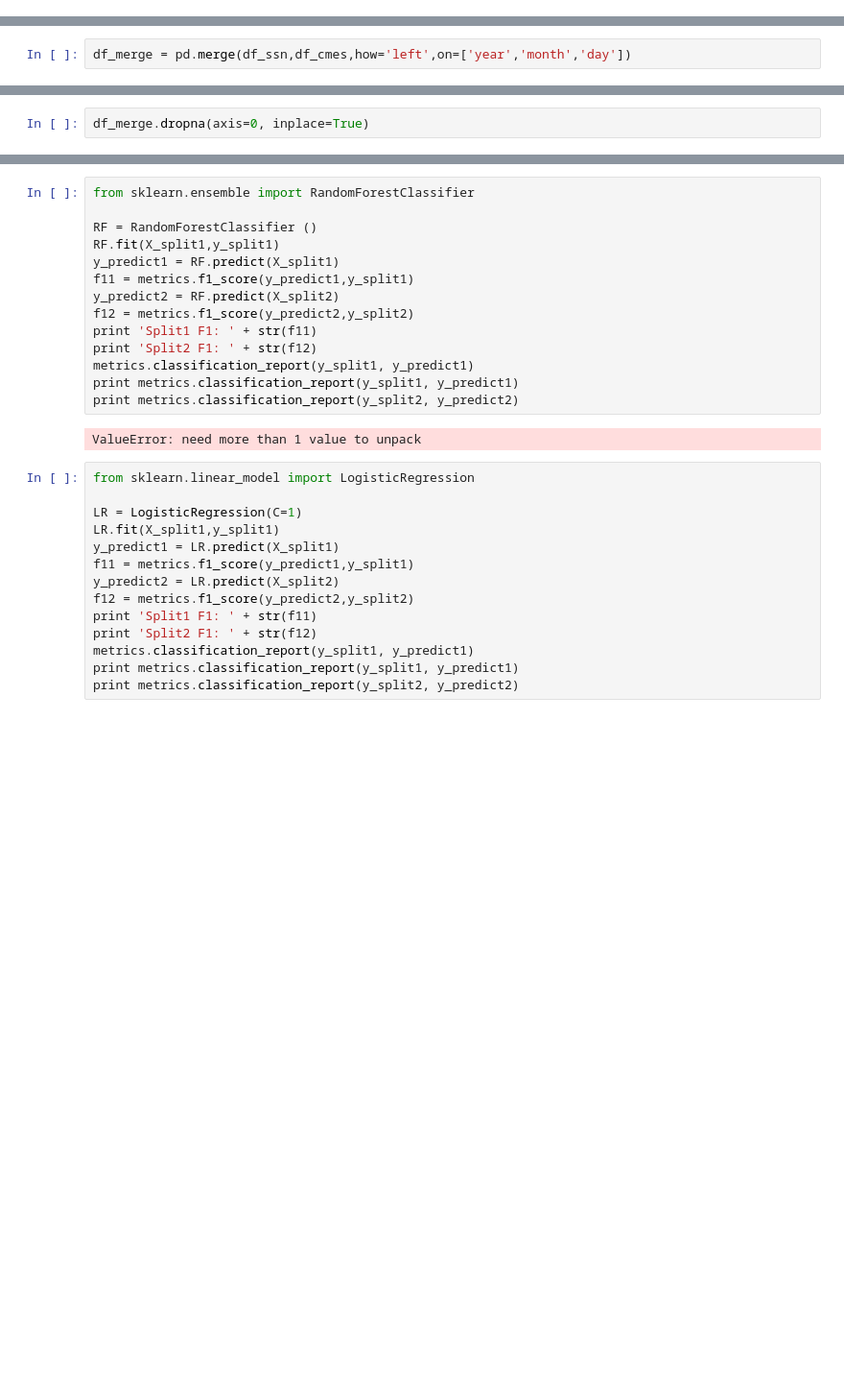
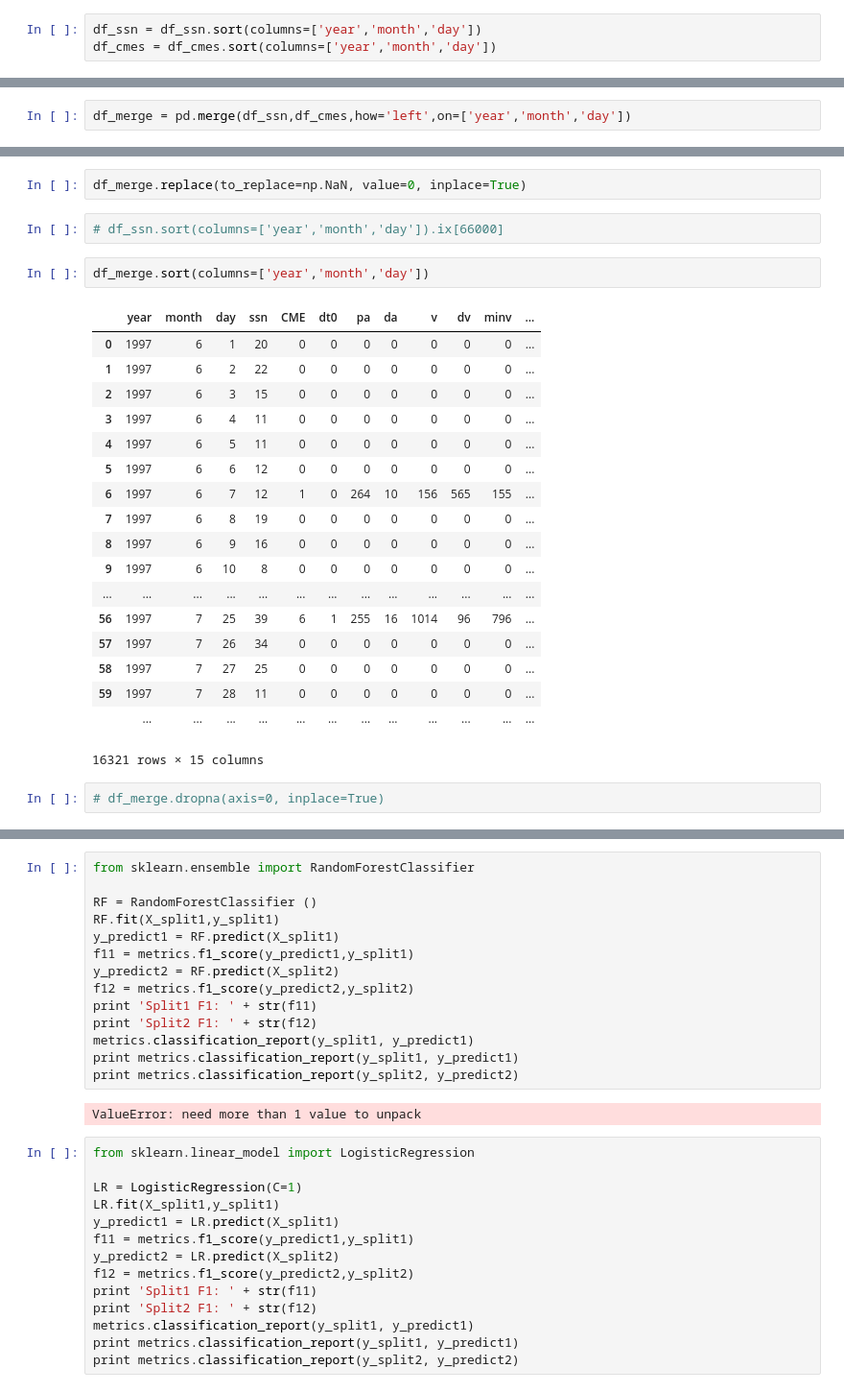
Before and after one commit to dinob0t/ga_project_final, a Jupyter notebook: cmes.ipynb, the cells around one changed output, grey strips where cells are left out. Shown at 96% size. Cells and saved outputs as stored; diff of their text form; blank space fills up the shorter version.

```diff
--- a/cmes.ipynb
+++ b/cmes.ipynb
@@ -50,3 +50,6 @@ df_ssn.drop('pi', axis=1,inplace=True)
 df_ssn.drop('decimal_date',axis=1,inplace=True)
 for feature in df_ssn.columns:
     df_ssn[feature] = df_ssn[feature].astype(int)
+# %%
+df_ssn = df_ssn.sort(columns=['year','month','day'])
+df_cmes = df_cmes.sort(columns=['year','month','day'])
@@ -87,2 +128,27 @@ df_merge = pd.merge(df_ssn,df_cmes,how='left',on=['year','month','day'])
+# %%
+df_merge.replace(to_replace=np.NaN, value=0, inplace=True)
+# %%
+# df_ssn.sort(columns=['year','month','day']).ix[66000]
+# %%
+df_merge.sort(columns=['year','month','day'])
+# %% [output]
+|  | year | month | day | ssn | CME | dt0 | pa | da | v | dv | minv | ... |
+| 0 | 1997 | 6 | 1 | 20 | 0 | 0 | 0 | 0 | 0 | 0 | 0 | ... |
+| 1 | 1997 | 6 | 2 | 22 | 0 | 0 | 0 | 0 | 0 | 0 | 0 | ... |
+| 2 | 1997 | 6 | 3 | 15 | 0 | 0 | 0 | 0 | 0 | 0 | 0 | ... |
+| 3 | 1997 | 6 | 4 | 11 | 0 | 0 | 0 | 0 | 0 | 0 | 0 | ... |
+| 4 | 1997 | 6 | 5 | 11 | 0 | 0 | 0 | 0 | 0 | 0 | 0 | ... |
+| 5 | 1997 | 6 | 6 | 12 | 0 | 0 | 0 | 0 | 0 | 0 | 0 | ... |
+| 6 | 1997 | 6 | 7 | 12 | 1 | 0 | 264 | 10 | 156 | 565 | 155 | ... |
+| 7 | 1997 | 6 | 8 | 19 | 0 | 0 | 0 | 0 | 0 | 0 | 0 | ... |
+| 8 | 1997 | 6 | 9 | 16 | 0 | 0 | 0 | 0 | 0 | 0 | 0 | ... |
+| 9 | 1997 | 6 | 10 | 8 | 0 | 0 | 0 | 0 | 0 | 0 | 0 | ... |
+| ... | ... | ... | ... | ... | ... | ... | ... | ... | ... | ... | ... | ... |
+| 56 | 1997 | 7 | 25 | 39 | 6 | 1 | 255 | 16 | 1014 | 96 | 796 | ... |
+| 57 | 1997 | 7 | 26 | 34 | 0 | 0 | 0 | 0 | 0 | 0 | 0 | ... |
+| 58 | 1997 | 7 | 27 | 25 | 0 | 0 | 0 | 0 | 0 | 0 | 0 | ... |
+| 59 | 1997 | 7 | 28 | 11 | 0 | 0 | 0 | 0 | 0 | 0 | 0 | ... |
+|  | ... | ... | ... | ... | ... | ... | ... | ... | ... | ... | ... | ... |
+16321 rows × 15 columns
 # %%
-df_merge.dropna(axis=0, inplace=True)
+# df_merge.dropna(axis=0, inplace=True)
```
Also changed, not shown: parts of 9 cells of this notebook, 1 other file.
